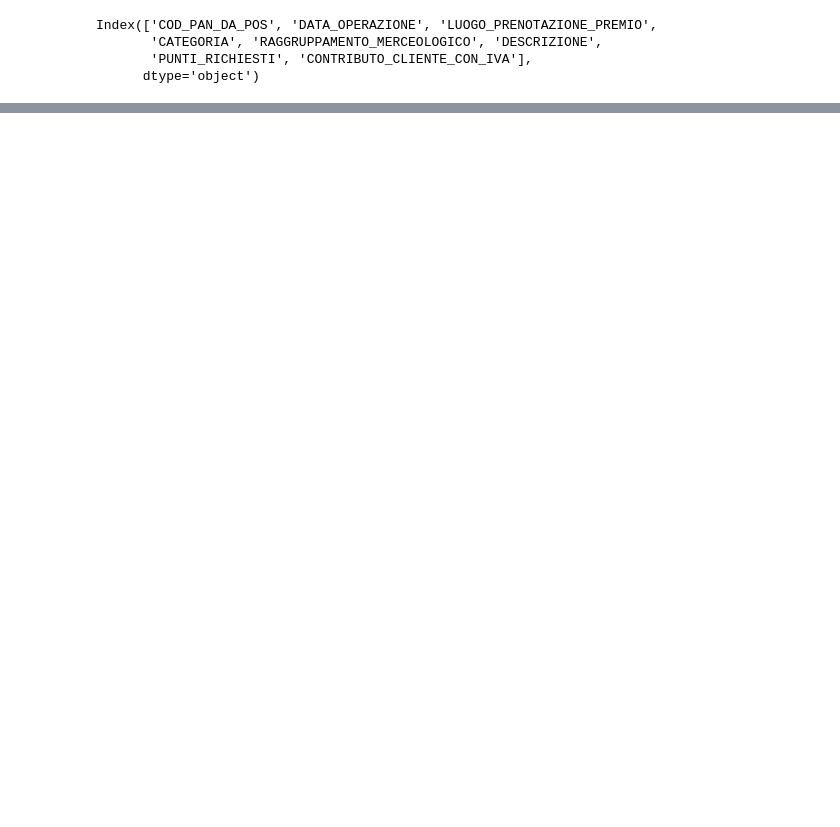
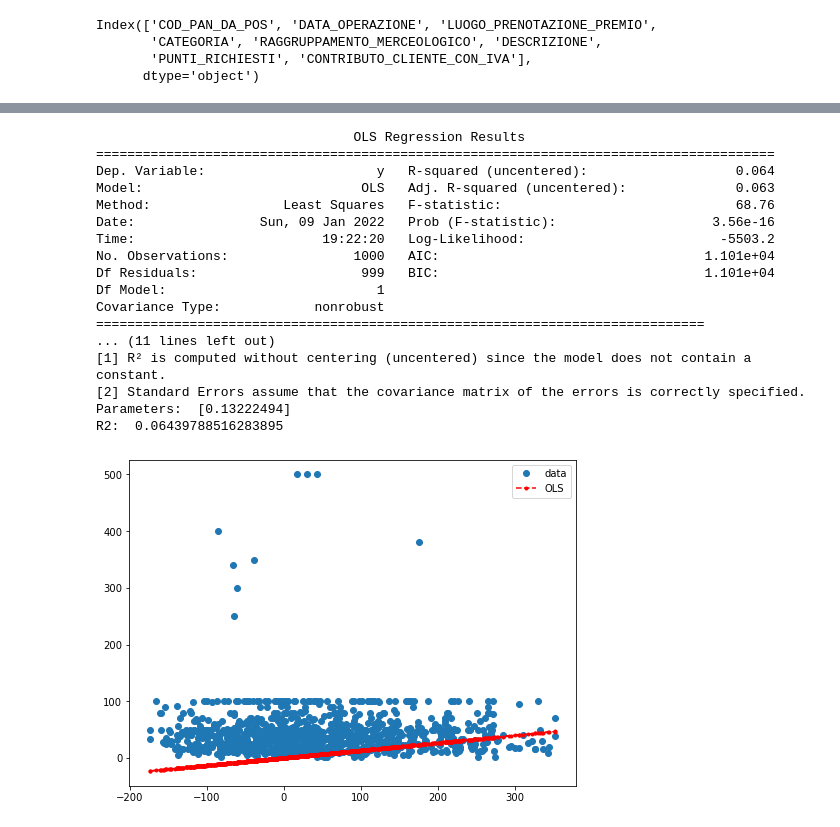
Before and after one commit to Rigtee/GBAC_Q8_2021, a Jupyter notebook: regressions.ipynb, the cells around one changed output, grey strips where cells are left out. Cells and saved outputs as stored; diff of their text form; code cells hidden in the pictures; blank space fills up the shorter version.

```diff
--- a/regressions.ipynb
+++ b/regressions.ipynb
@@ -85,0 +151,45 @@ Index(['COD_PAN_DA_POS', 'DATA_OPERAZIONE_x', 'LUOGO_PRENOTAZIONE_PREMIO',
+# %%
+#Using a random sample from our data
+
+df4sample = df4.sample(1000)
+Ysample = df4sample.iloc[:,1].values.reshape(-1,1)
+Xsample = df4sample.iloc[:,4].values.reshape(-1,1)
+
+model = sm.OLS(Ysample, Xsample)
+results = model.fit()
+print(results.summary())
+print("Parameters: ", results.params)
+print("R2: ", results.rsquared)
+
+pred_ols = results.get_prediction()
+#iv_l = pred_ols.summary_frame()["obs_ci_lower"]
+#iv_u = pred_ols.summary_frame()["obs_ci_upper"]
+
+fig, ax = plt.subplots(figsize=(8, 6))
+
+ax.plot(Xsample, Ysample, "o", label="data")
+#ax.plot(x, y_true, "b-", label="True")
+ax.plot(Xsample, results.fittedvalues, "r--.", label="OLS")
+#ax.plot(Xsample, iv_u, "r--")
+#ax.plot(Xsample, iv_l, "r--")
+ax.legend(loc="best")
+plt.show()
+# %% [output]
+                                 OLS Regression Results
+=======================================================================================
+Dep. Variable:                      y   R-squared (uncentered):                   0.064
+Model:                            OLS   Adj. R-squared (uncentered):              0.063
+Method:                 Least Squares   F-statistic:                              68.76
+Date:                Sun, 09 Jan 2022   Prob (F-statistic):                    3.56e-16
+Time:                        19:22:20   Log-Likelihood:                         -5503.2
+No. Observations:                1000   AIC:                                  1.101e+04
+Df Residuals:                     999   BIC:                                  1.101e+04
+Df Model:                           1
+Covariance Type:            nonrobust
+==============================================================================
+... (11 lines left out)
+[1] R² is computed without centering (uncentered) since the model does not contain a constant.
+[2] Standard Errors assume that the covariance matrix of the errors is correctly specified.
+Parameters:  [0.13222494]
+R2:  0.06439788516283895
+[figure, added]
```
Also changed, not shown: parts of 6 cells of this notebook.
